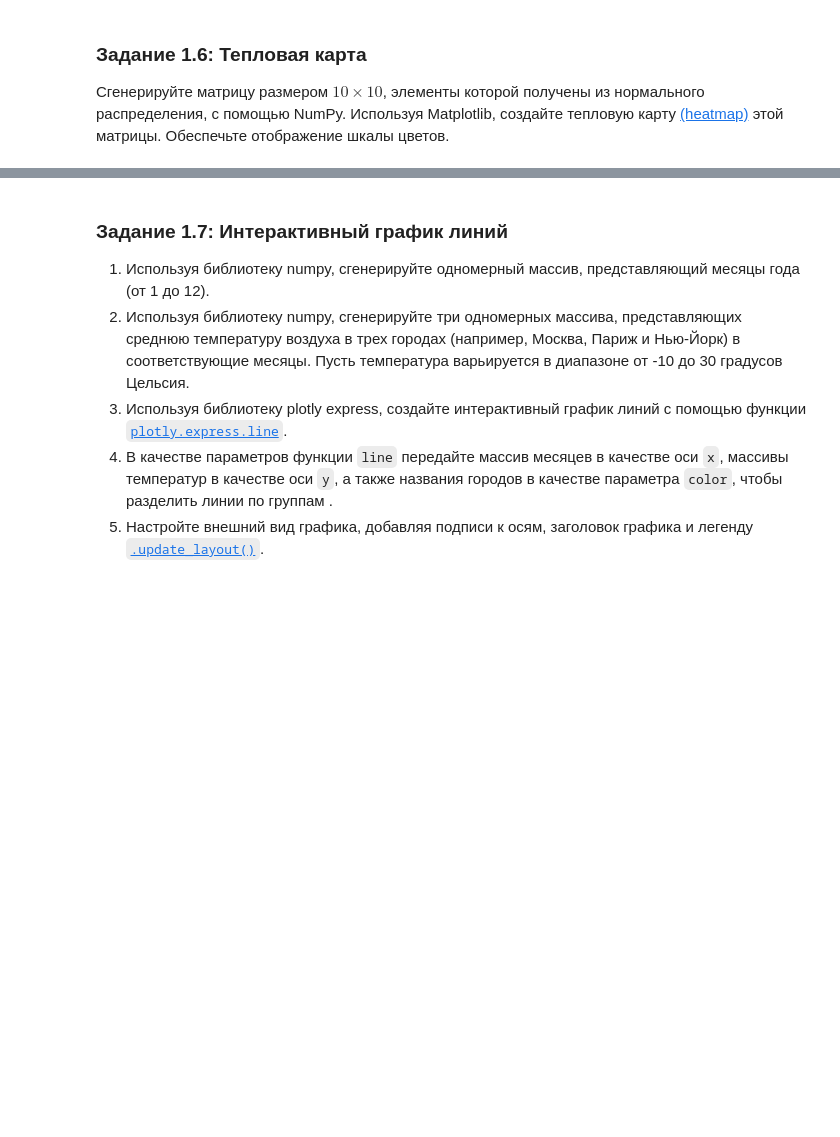
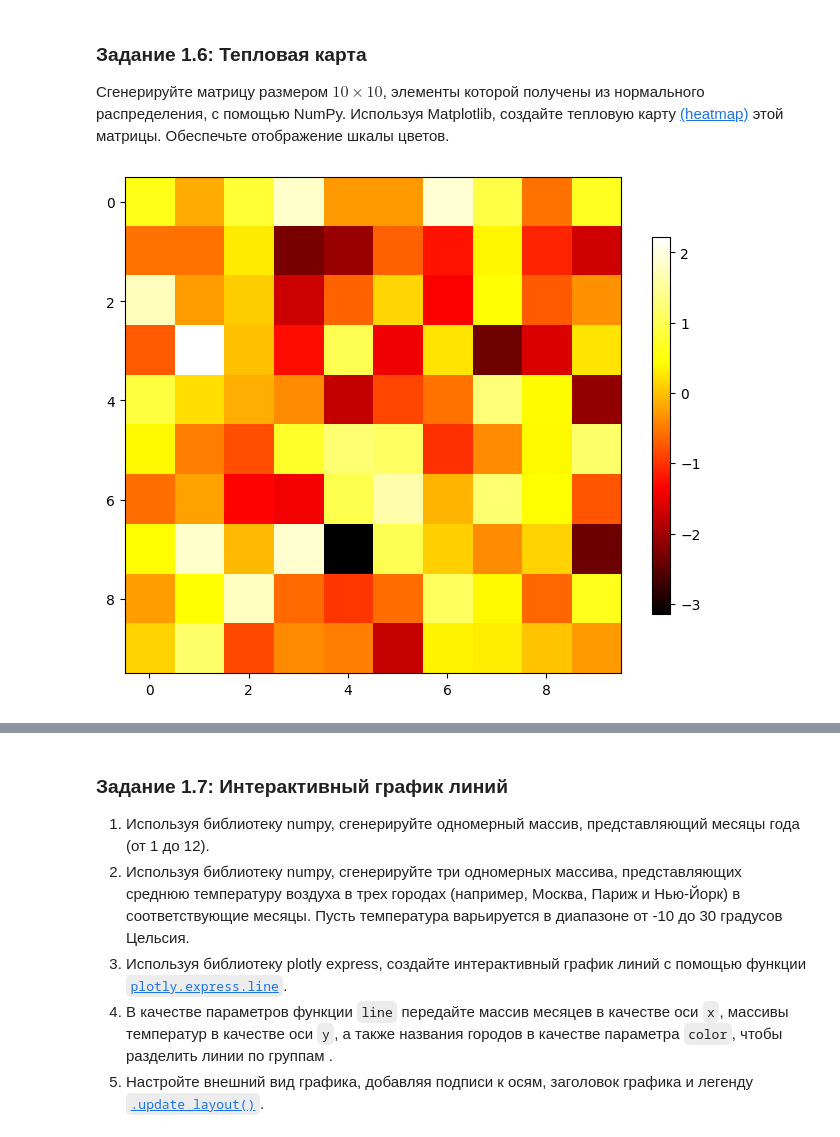
Before and after one commit to runessaa/-Streltsov-Projects, a Jupyter notebook: 3. Библиотеки Matplotlib, Plotly/Практическая_работа_№3_Matplotlib_Plotly.ipynb, the cells around one changed output, grey strips where cells are left out. Saved outputs shown, nothing was run; the diff lists cells and outputs as text; code cells hidden in the pictures; blank space fills up the shorter version.

```diff
--- a/3. Библиотеки Matplotlib, Plotly/Практическая_работа_№3_Matplotlib_Plotly.ipynb
+++ b/3. Библиотеки Matplotlib, Plotly/Практическая_работа_№3_Matplotlib_Plotly.ipynb
@@ -159,3 +157,27 @@ plt.show()
+# %%
+import numpy as np
+import matplotlib.pyplot as plt
+from matplotlib.colors import LinearSegmentedColormap
+
+np.random.seed(42)
+matrix = np.random.normal(loc=0, scale=1.2, size=(10, 10))
+
+colors = ["black", "red", "yellow", "white"]
+
+cmap_custom = LinearSegmentedColormap.from_list("black-red-yellow-white", colors)
+
+plt.figure(figsize=(8, 7))
+
+im = plt.imshow(
+    matrix,
+    cmap=cmap_custom,
+    interpolation='nearest'
+)
+
+plt.colorbar(im, shrink=0.7)
+plt.show()
+# %% [output]
+[figure, added]
 # %% [markdown]
 ![image.png](embedded-picture-1)
 # %% [markdown]
```
Also changed, not shown: parts of 1 cell of this notebook.
